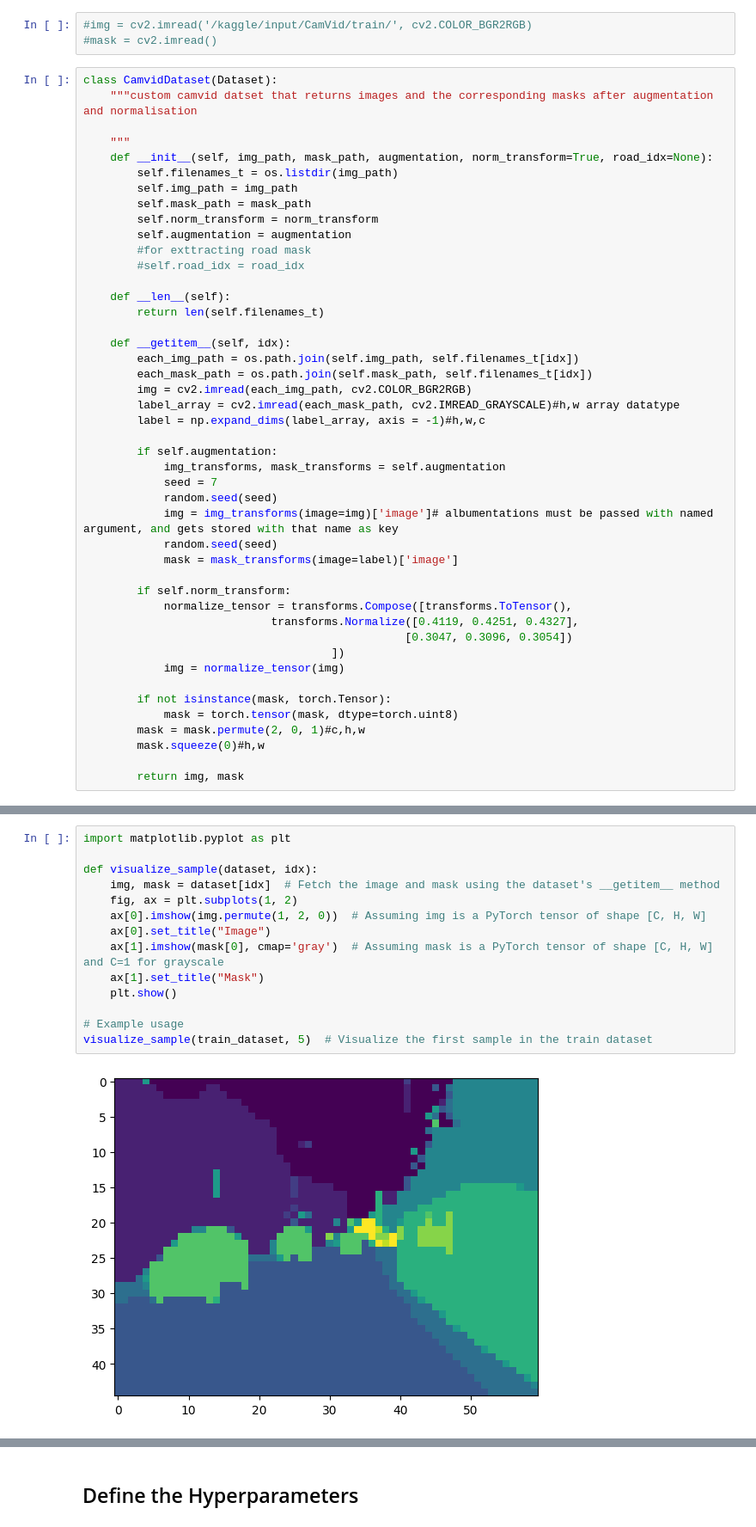
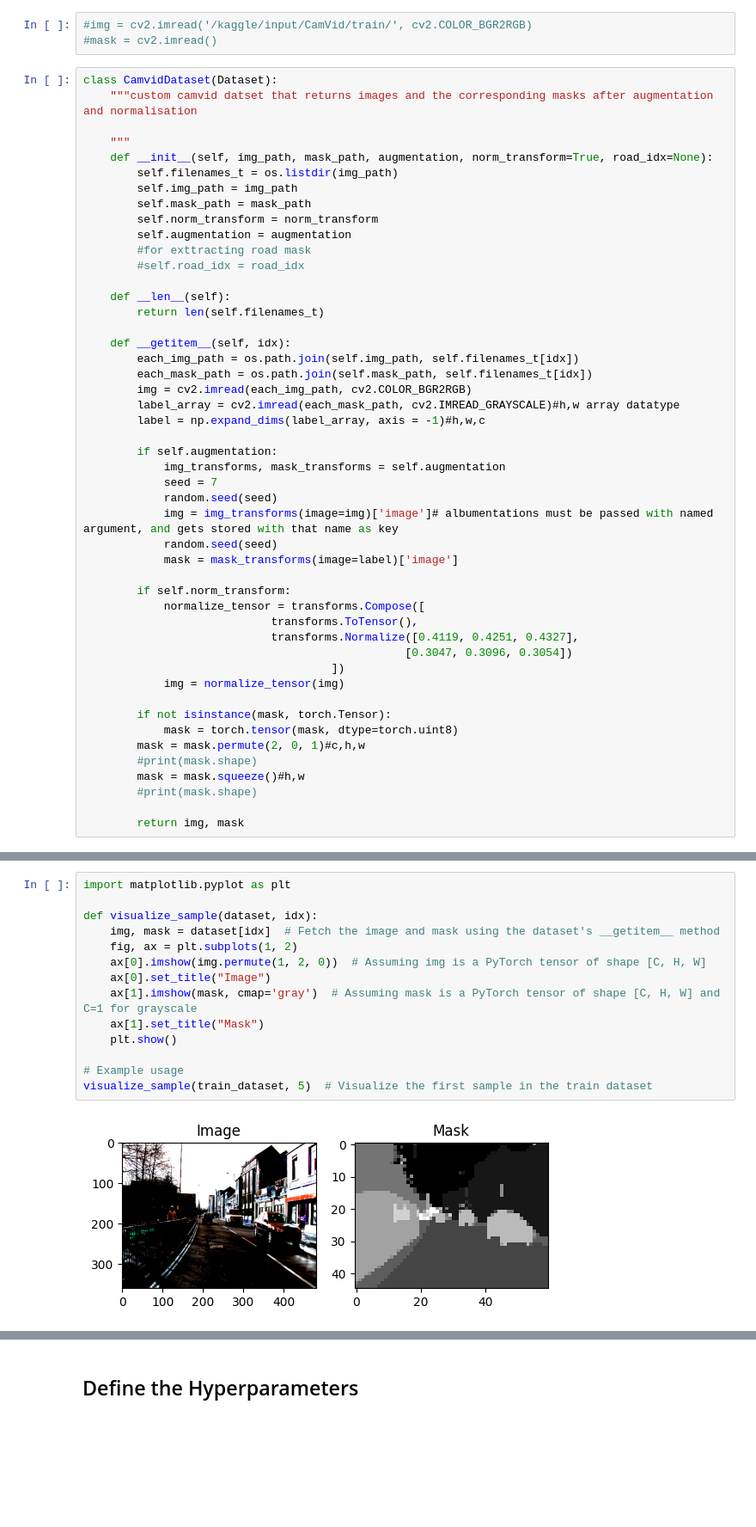
Before and after one commit to DayaAlex/ENet-Road-segmentation, a Jupyter notebook: enet-camvid-encoder-training.ipynb, the cells around one changed output, grey strips where cells are left out. Shown: that part at 86% size. Drawn from its saved outputs; the diff is of its cells as text; blank space fills up the shorter version.

```diff
--- a/enet-camvid-encoder-training.ipynb
+++ b/enet-camvid-encoder-training.ipynb
@@ -681,7 +688,8 @@ class CamvidDataset(Dataset):
             mask = mask_transforms(image=label)['image']
 
         if self.norm_transform:
-            normalize_tensor = transforms.Compose([transforms.ToTensor(),
+            normalize_tensor = transforms.Compose([
+                            transforms.ToTensor(),
                             transforms.Normalize([0.4119, 0.4251, 0.4327],
                                                 [0.3047, 0.3096, 0.3054])
                                      ])
@@ -690,7 +698,9 @@ class CamvidDataset(Dataset):
         if not isinstance(mask, torch.Tensor):
             mask = torch.tensor(mask, dtype=torch.uint8)
         mask = mask.permute(2, 0, 1)#c,h,w
-        mask.squeeze(0)#h,w
+        #print(mask.shape)
+        mask = mask.squeeze()#h,w
+        #print(mask.shape)
 
         return img, mask
 # %%
@@ -717,16 +722,16 @@ mean and std dev of test set is tensor([ 0.0549, -0.0148, -0.0787]), tensor([0.9
 # %%
 import matplotlib.pyplot as plt
 
 def visualize_sample(dataset, idx):
     img, mask = dataset[idx]  # Fetch the image and mask using the dataset's __getitem__ method
     fig, ax = plt.subplots(1, 2)
     ax[0].imshow(img.permute(1, 2, 0))  # Assuming img is a PyTorch tensor of shape [C, H, W]
     ax[0].set_title("Image")
-    ax[1].imshow(mask[0], cmap='gray')  # Assuming mask is a PyTorch tensor of shape [C, H, W] and C=1 for grayscale
+    ax[1].imshow(mask, cmap='gray')  # Assuming mask is a PyTorch tensor of shape [C, H, W] and C=1 for grayscale
     ax[1].set_title("Mask")
     plt.show()
 
 # Example usage
 visualize_sample(train_dataset, 5)  # Visualize the first sample in the train dataset
 # %% [output]
-[figure, old version]
+[figure, new version]
```
Also changed, not shown: parts of 22 cells of this notebook.
